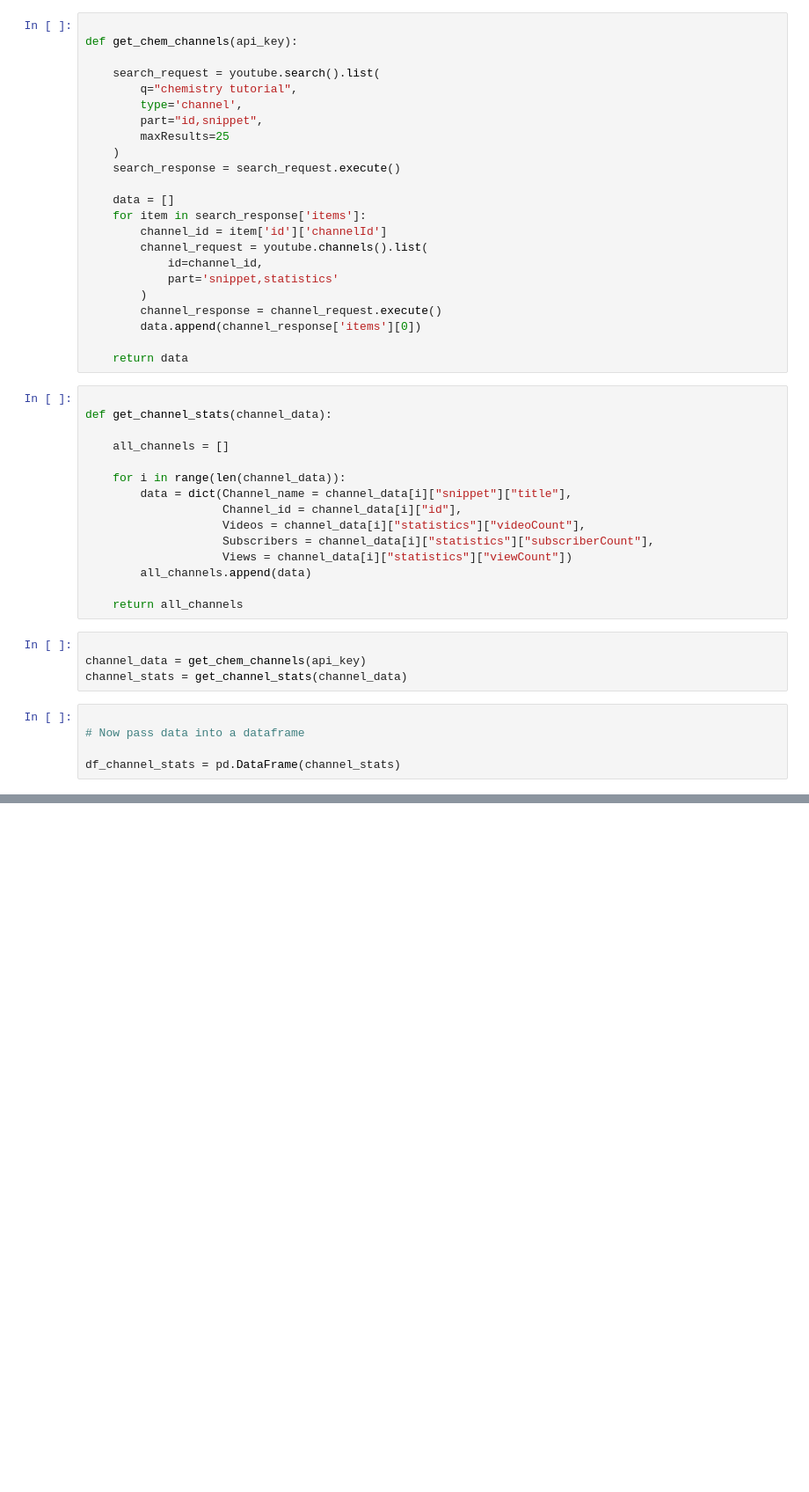
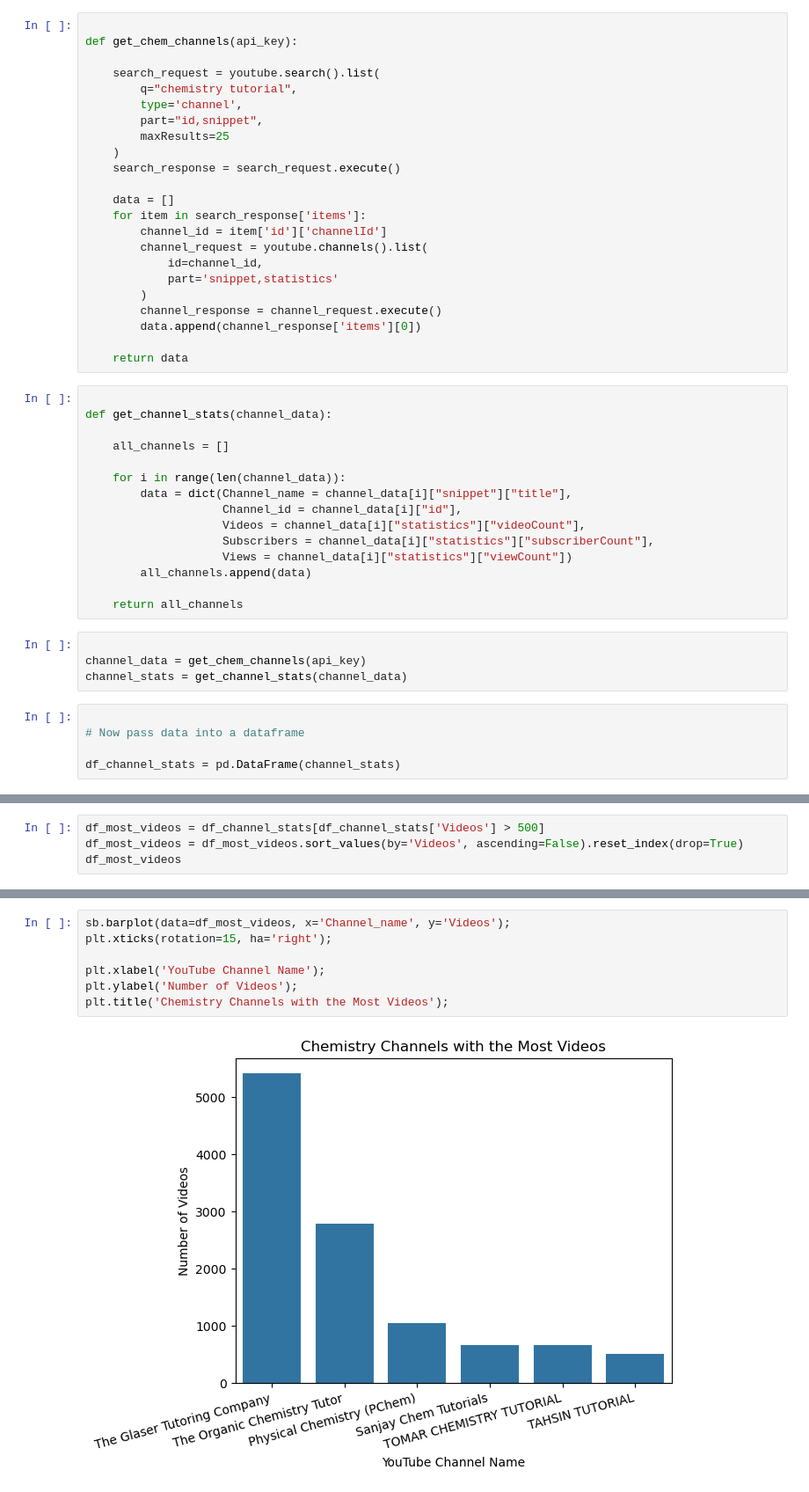
Before and after one commit to andilore/chemistry-youtube-videos, a Jupyter notebook: Chemistry YT Videos.ipynb, the cells around one changed output, grey strips where cells are left out. Shown at 88% size. Drawn from its saved outputs; the diff is of its cells as text; blank space fills up the shorter version.

```diff
--- a/Chemistry YT Videos.ipynb
+++ b/Chemistry YT Videos.ipynb
@@ -81,0 +283,4 @@ df_channel_stats
+# %%
+df_most_videos = df_channel_stats[df_channel_stats['Videos'] > 500]
+df_most_videos = df_most_videos.sort_values(by='Videos', ascending=False).reset_index(drop=True)
+df_most_videos
@@ -81,0 +295,9 @@ df_channel_stats
+# %%
+sb.barplot(data=df_most_videos, x='Channel_name', y='Videos');
+plt.xticks(rotation=15, ha='right');
+
+plt.xlabel('YouTube Channel Name');
+plt.ylabel('Number of Videos');
+plt.title('Chemistry Channels with the Most Videos');
+# %% [output]
+[figure, added]
```
Also changed, not shown: parts of 34 cells of this notebook.
